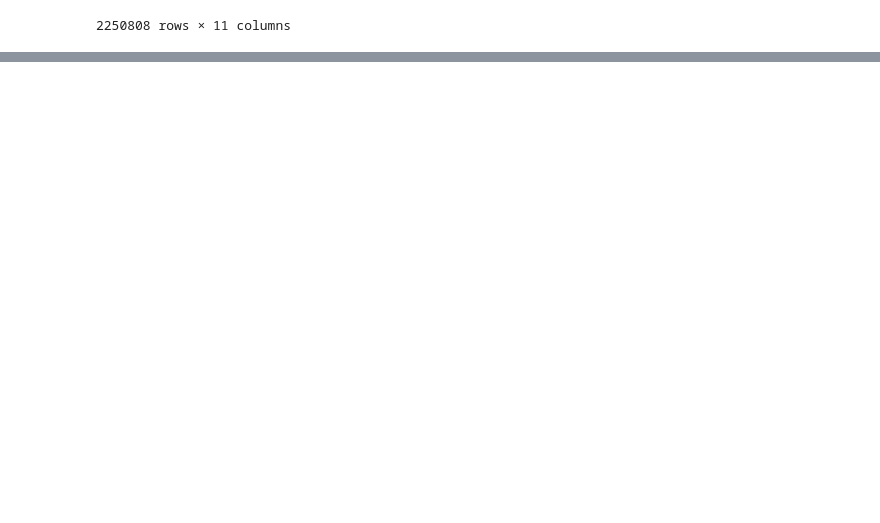
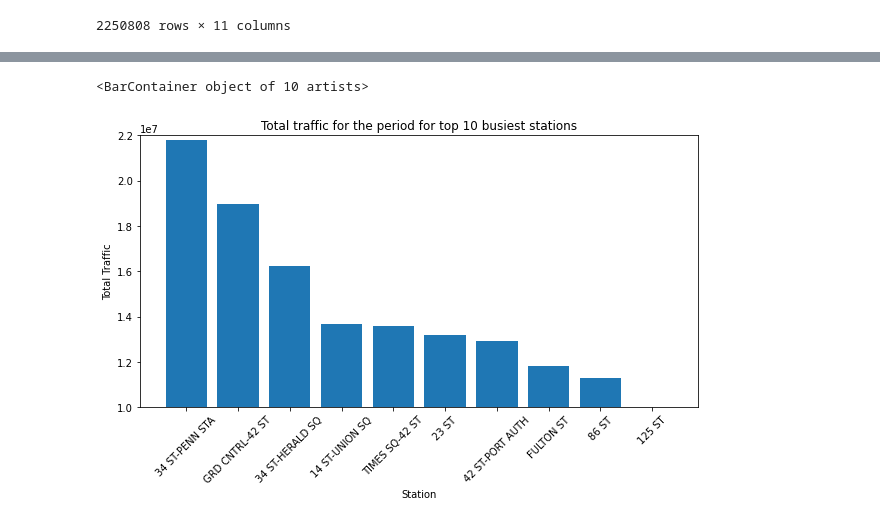
Before and after one commit to racheldilley1/mta-project-1, a Jupyter notebook: Josef_MTA_Workbook.ipynb, the cells around one changed output, grey strips where cells are left out. Saved outputs shown, nothing was run; the diff lists cells and outputs as text; code cells hidden in the pictures; blank space fills up the shorter version.

Commit message:
Copied over from Ritu's to compare top 10

```diff
--- a/Josef_MTA_Workbook.ipynb
+++ b/Josef_MTA_Workbook.ipynb
@@ -80,0 +170,7 @@ data
+# %%
+grouped_time = grouped_time[(np.abs(stats.zscore(grouped_time['TOTAL_TRAFFIC'])) < 3)] #filtering
+# %%
+grouped_time.columns = grouped_time.columns.str.replace(' ', '')
+grouped_time.drop(['C/A','UNIT','SCP','LINENAME', 'ENTRIES', 'EXITS', 'PREV_TIME', 'PREV_ENTRIES', 'PREV_EXITS','TOTAL_ENTRIES','TOTAL_EXITS',], axis=1, inplace = True)
+#grouped_time.head(100)
+#grouped_time.shape
@@ -80,0 +227,17 @@ data
+# %%
+Total_ridership = grouped_time.groupby(['STATION']).TOTAL_TRAFFIC.sum().reset_index()
+Total_ridership.sort_values(by=['TOTAL_TRAFFIC'],inplace = True, ascending = False)
+# %%
+Row_list =[]
+indices = []
+
+# Iterate over each row
+for index, rows in Total_ridership[:10].iterrows():
+    # Create list for the current row
+#    my_list =[rows.STATION, rows.Total_Traffic]
+    my_list =rows.TOTAL_TRAFFIC
+    station_list = rows.STATION
+    # append the list to the final list
+    Row_list.append(my_list)
+    indices.append(station_list)
+Total_ridership.head(20)
@@ -80,0 +265,11 @@ data
+# %%
+figure(figsize=(10,5))
+plt.ylim(10000000,22000000)
+plt.xlabel("Station")
+plt.xticks(rotation=45)
+plt.ylabel("Total Traffic")
+plt.title("Total traffic for the period for top 10 busiest stations")
+plt.bar(indices, Row_list)
+# %% [output]
+<BarContainer object of 10 artists>
+[figure, added]
```
Also changed, not shown: parts of 27 cells of this notebook.
